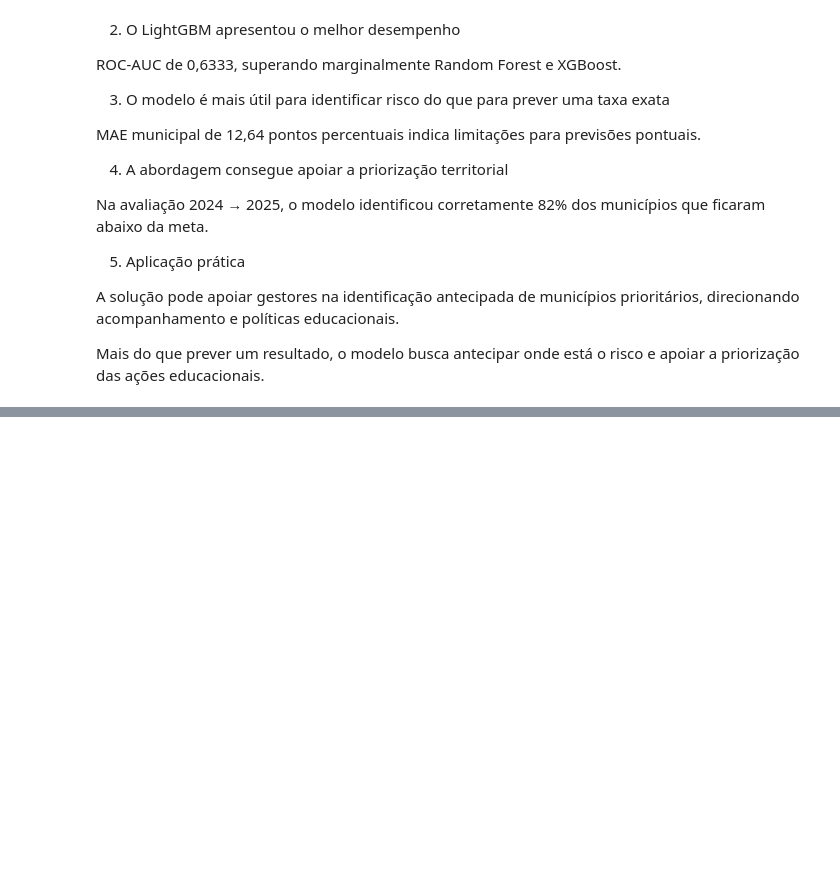
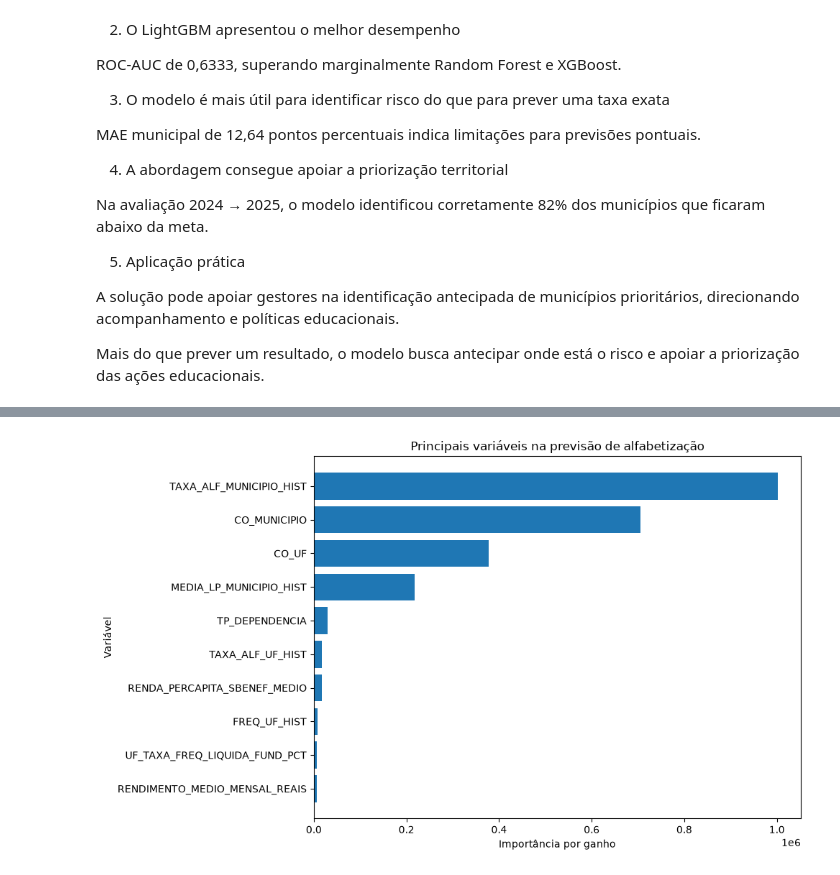
Before and after one commit to LucasRuizMartins/fiap_tech_challenge_03, a Jupyter notebook: notebooks/Pipeline_testeCi.ipynb, the cells around one changed output, grey strips where cells are left out. Drawn from its saved outputs; the diff is of its cells as text; code cells hidden in the pictures; blank space fills up the shorter version.

```diff
--- a/notebooks/Pipeline_testeCi.ipynb
+++ b/notebooks/Pipeline_testeCi.ipynb
@@ -4043,0 +4157,33 @@ Mais do que prever um resultado, o modelo busca antecipar onde está o risco e a
+# %%
+import pandas as pd
+import matplotlib.pyplot as plt
+
+importancias = pd.DataFrame({
+    "FEATURE": modelo_lgb.booster_.feature_name(),
+    "IMPORTANCIA": modelo_lgb.booster_.feature_importance(
+        importance_type="gain"
+    )
+})
+
+top_features = (
+    importancias
+    .sort_values("IMPORTANCIA", ascending=False)
+    .head(10)
+    .sort_values("IMPORTANCIA")
+)
+
+plt.figure(figsize=(10, 6))
+
+plt.barh(
+    top_features["FEATURE"],
+    top_features["IMPORTANCIA"]
+)
+
+plt.xlabel("Importância por ganho")
+plt.ylabel("Variável")
+plt.title("Principais variáveis na previsão de alfabetização")
+
+plt.tight_layout()
+plt.show()
+# %% [output]
+[figure, added]
```
Also changed, not shown: parts of 20 cells of this notebook.
